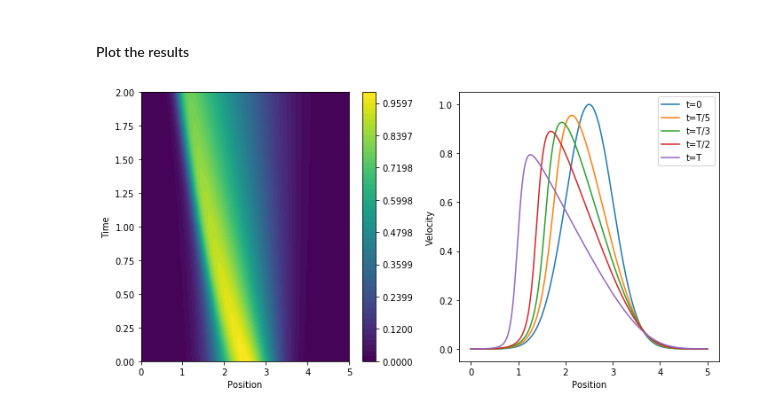
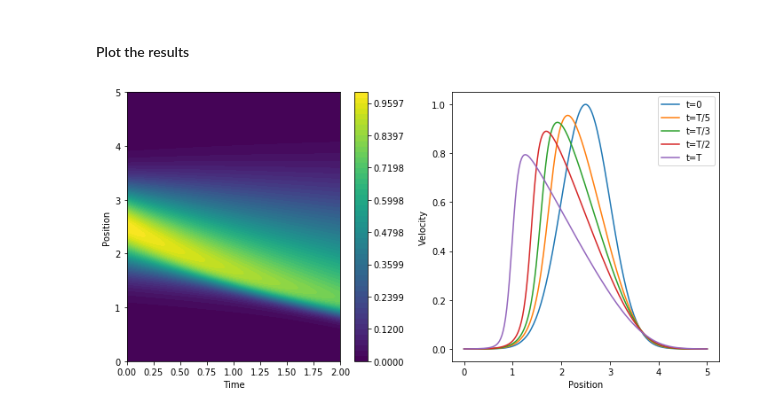
Before and after one commit to nishantsule/Burgers-Equation, a Jupyter notebook: BurgersEq_1D_viscid.ipynb, the cells around one changed output. Cells and saved outputs as stored; diff of their text form; code cells hidden in the pictures.

```diff
--- a/BurgersEq_1D_viscid.ipynb
+++ b/BurgersEq_1D_viscid.ipynb
@@ -37,29 +37,29 @@ for n in range(nt-1):
 # %%
 # Select time points to plotting velocity vs position
 timepoints = np.array([0, tmax / 5, tmax / 3, tmax / 2, tmax/1.1]) / dt
 # Generate levels for contour plot
 levels = np.arange(0, np.amax(u) + 0.01,  np.amax(u) / 50)
 # Create figure
 fig1, ax1 = plt.subplots(1, 2, figsize=(10, 5))
 # Plot contour (velocity given by colorbar)
-cf = ax1[0].contourf(x, t, u.T, levels=levels)
+cf = ax1[0].contourf(t, x, u, levels=levels)
 # Add colorbar
 cbar = fig1.colorbar(cf, ax=ax1[0])
 # Add labels
-ax1[0].set_xlabel('Position')
-ax1[0].set_ylabel('Time')
+ax1[0].set_xlabel('Time')
+ax1[0].set_ylabel('Position')
 # Plot velocity vs position for 5 different time points
 ax1[1].plot(x, u[:, int(timepoints[0])], label='t=0')
 ax1[1].plot(x, u[:, int(timepoints[1])], label='t=T/5')
 ax1[1].plot(x, u[:, int(timepoints[2])], label='t=T/3')
 ax1[1].plot(x, u[:, int(timepoints[3])], label='t=T/2')
 ax1[1].plot(x, u[:, int(timepoints[4])], label='t=T')
 # Add labels
 ax1[1].set_xlabel('Position')
 ax1[1].set_ylabel('Velocity')
 ax1[1].legend()
 fig1.tight_layout()
 # show figure
 plt.show()
 # %% [output]
-[figure, old version]
+[figure, new version]
```
